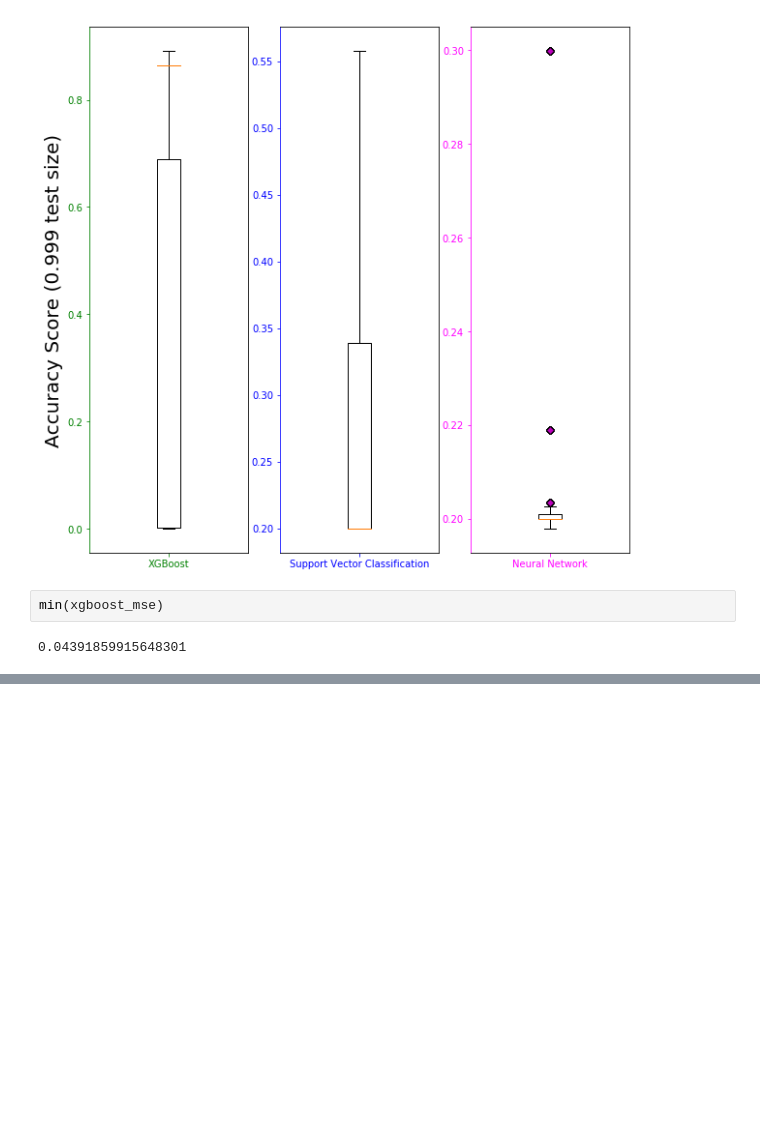
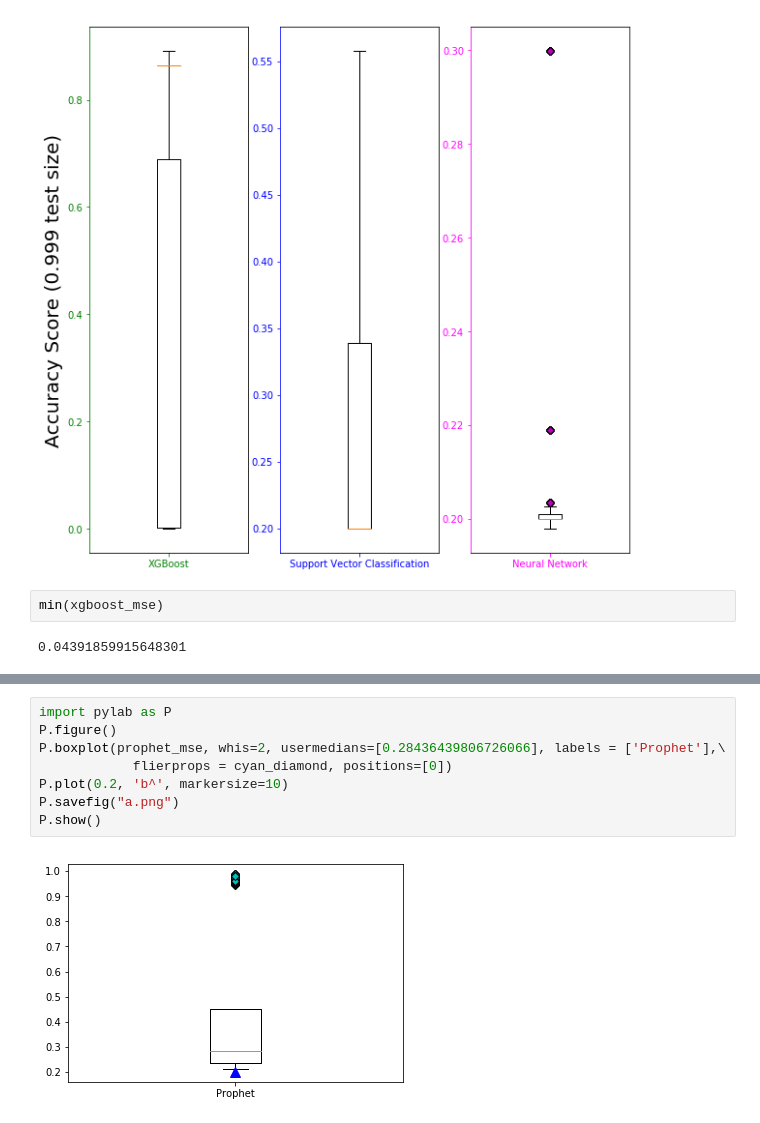
Before and after one commit to Heronalps/Seneca, a Jupyter notebook: notebooks/box_plot.ipynb, the cells around one changed output, grey strips where cells are left out. Drawn from its saved outputs; the diff is of its cells as text; blank space fills up the shorter version.

```diff
--- a/notebooks/box_plot.ipynb
+++ b/notebooks/box_plot.ipynb
@@ -361,0 +370,10 @@ fig
+# %%
+import pylab as P
+P.figure()
+P.boxplot(prophet_mse, whis=2, usermedians=[0.28436439806726066], labels = ['Prophet'],\
+            flierprops = cyan_diamond, positions=[0])
+P.plot(0.2, 'b^', markersize=10)
+P.savefig("a.png")
+P.show()
+# %% [output]
+[figure, added]
```
Also changed, not shown: parts of 5 cells of this notebook, 13 other files.
